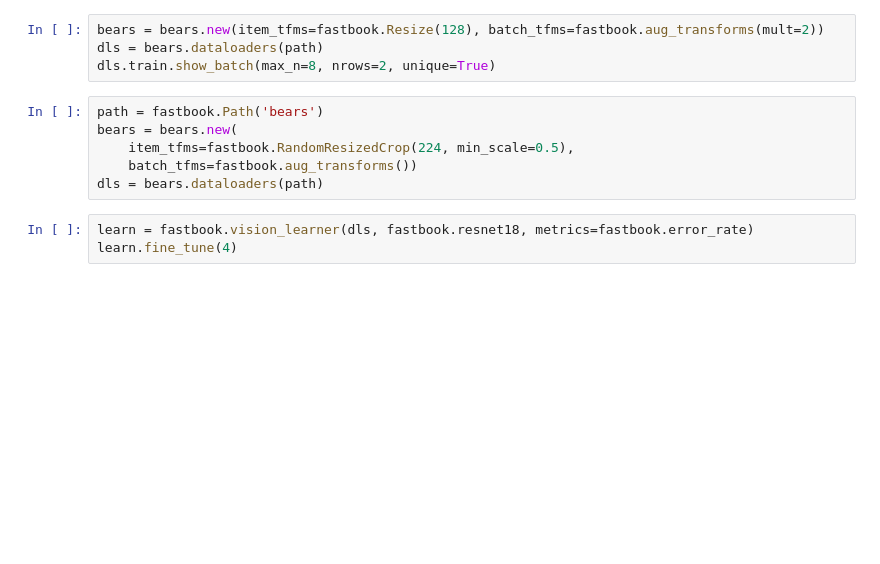
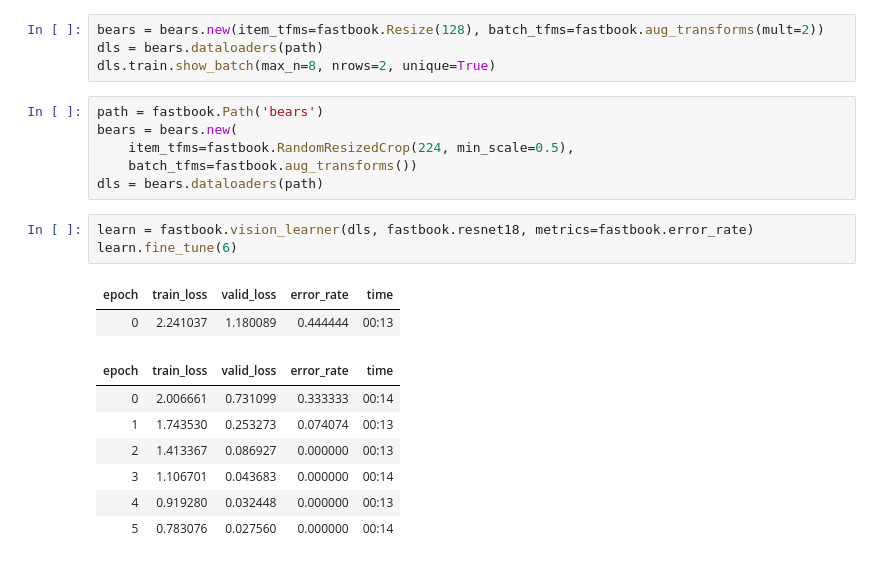
Before and after one commit to coleFD/fastai-book, a Jupyter notebook: lesson_2/bear_cat.ipynb, the cells around one changed output. Drawn from its saved outputs; the diff is of its cells as text; blank space fills up the shorter version.

```diff
--- a/lesson_2/bear_cat.ipynb
+++ b/lesson_2/bear_cat.ipynb
@@ -51,6 +66,16 @@ bears = bears.new(
 dls = bears.dataloaders(path)
 # %%
 learn = fastbook.vision_learner(dls, fastbook.resnet18, metrics=fastbook.error_rate)
-learn.fine_tune(4)
+learn.fine_tune(6)
+# %% [output]
+| epoch | train_loss | valid_loss | error_rate | time |
+| 0 | 2.241037 | 1.180089 | 0.444444 | 00:13 |
+| epoch | train_loss | valid_loss | error_rate | time |
+| 0 | 2.006661 | 0.731099 | 0.333333 | 00:14 |
+| 1 | 1.743530 | 0.253273 | 0.074074 | 00:13 |
+| 2 | 1.413367 | 0.086927 | 0.000000 | 00:13 |
+| 3 | 1.106701 | 0.043683 | 0.000000 | 00:14 |
+| 4 | 0.919280 | 0.032448 | 0.000000 | 00:13 |
+| 5 | 0.783076 | 0.027560 | 0.000000 | 00:14 |
 # %%
 interp = fastbook.ClassificationInterpretation.from_learner(learn)
```
Also changed, not shown: parts of 13 cells of this notebook.
